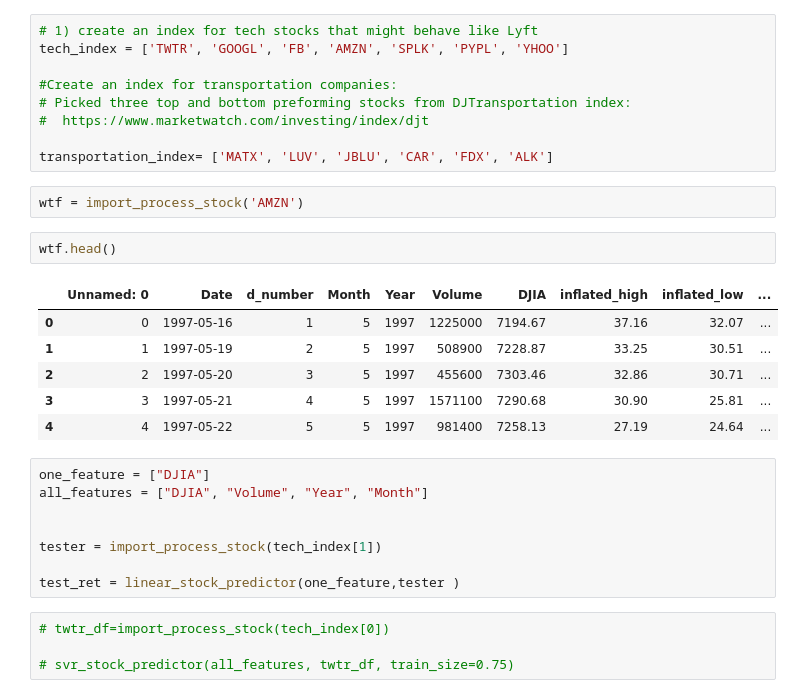
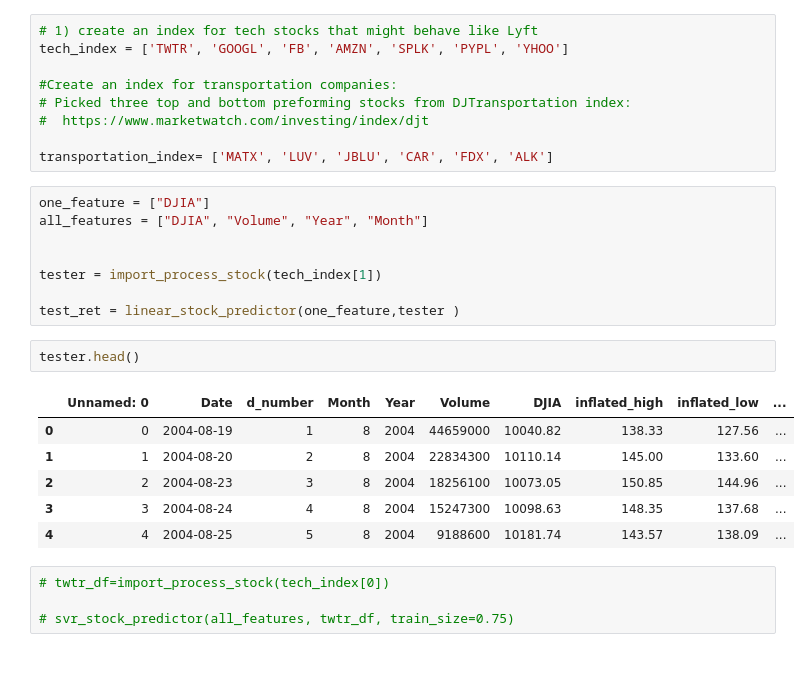
Before and after one commit to capt-alien/Lyft_stock_project, a Jupyter notebook: Lyft_project.ipynb, the cells around one changed output. Saved outputs shown, nothing was run; the diff lists cells and outputs as text; blank space fills up the shorter version.

```diff
--- a/Lyft_project.ipynb
+++ b/Lyft_project.ipynb
@@ -283,17 +316,6 @@ tech_index = ['TWTR', 'GOOGL', 'FB', 'AMZN', 'SPLK', 'PYPL', 'YHOO']
 #  https://www.marketwatch.com/investing/index/djt
 
 transportation_index= ['MATX', 'LUV', 'JBLU', 'CAR', 'FDX', 'ALK']
-# %%
-wtf = import_process_stock('AMZN')
-# %%
-wtf.head()
-# %% [output]
-|  | Unnamed: 0 | Date | d_number | Month | Year | Volume | DJIA | inflated_high | inflated_low | ... |
-| 0 | 0 | 1997-05-16 | 1 | 5 | 1997 | 1225000 | 7194.67 | 37.16 | 32.07 | ... |
-| 1 | 1 | 1997-05-19 | 2 | 5 | 1997 | 508900 | 7228.87 | 33.25 | 30.51 | ... |
-| 2 | 2 | 1997-05-20 | 3 | 5 | 1997 | 455600 | 7303.46 | 32.86 | 30.71 | ... |
-| 3 | 3 | 1997-05-21 | 4 | 5 | 1997 | 1571100 | 7290.68 | 30.90 | 25.81 | ... |
-| 4 | 4 | 1997-05-22 | 5 | 5 | 1997 | 981400 | 7258.13 | 27.19 | 24.64 | ... |
 # %%
 one_feature = ["DJIA"]
 all_features = ["DJIA", "Volume", "Year", "Month"]
@@ -302,6 +324,15 @@ all_features = ["DJIA", "Volume", "Year", "Month"]
 tester = import_process_stock(tech_index[1])
 
 test_ret = linear_stock_predictor(one_feature,tester )
+# %%
+tester.head()
+# %% [output]
+|  | Unnamed: 0 | Date | d_number | Month | Year | Volume | DJIA | inflated_high | inflated_low | ... |
+| 0 | 0 | 2004-08-19 | 1 | 8 | 2004 | 44659000 | 10040.82 | 138.33 | 127.56 | ... |
+| 1 | 1 | 2004-08-20 | 2 | 8 | 2004 | 22834300 | 10110.14 | 145.00 | 133.60 | ... |
+| 2 | 2 | 2004-08-23 | 3 | 8 | 2004 | 18256100 | 10073.05 | 150.85 | 144.96 | ... |
+| 3 | 3 | 2004-08-24 | 4 | 8 | 2004 | 15247300 | 10098.63 | 148.35 | 137.68 | ... |
+| 4 | 4 | 2004-08-25 | 5 | 8 | 2004 | 9188600 | 10181.74 | 143.57 | 138.09 | ... |
 # %%
 # twtr_df=import_process_stock(tech_index[0])
 
```
Also changed, not shown: parts of 11 cells of this notebook, 3 other files.
